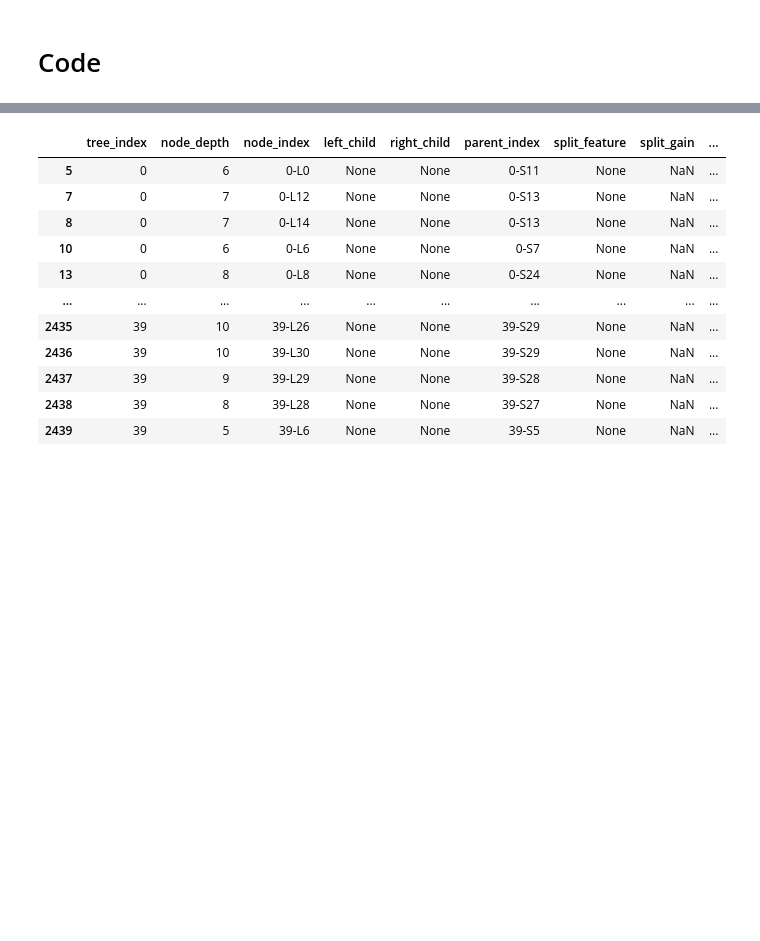
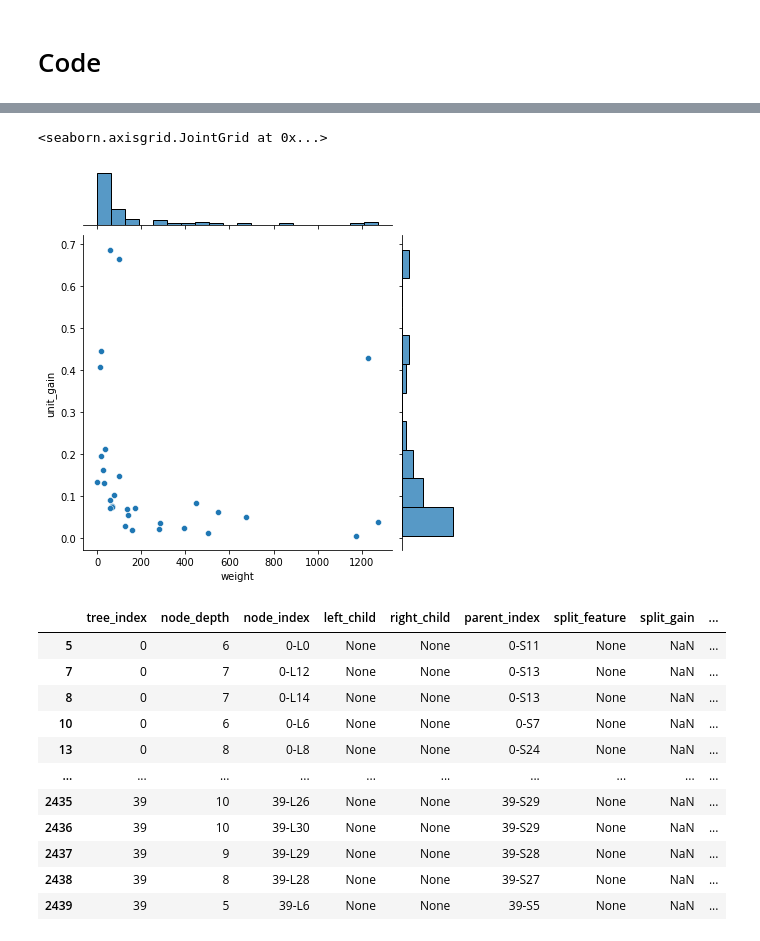
Before and after one commit to AlanGanem/heterogeneous-metric-learning, a Jupyter notebook: hml/custom_lgbm.ipynb, the cells around one changed output, grey strips where cells are left out. Cells and saved outputs as stored; diff of their text form; code cells hidden in the pictures; blank space fills up the shorter version.

```diff
--- a/hml/custom_lgbm.ipynb
+++ b/hml/custom_lgbm.ipynb
@@ -109,3 +109,6 @@ blobs, labels = make_blobs(n_samples = 10_000,cluster_std = 3, n_features = 4)
 from lightgbm import LGBMClassifier, LGBMRegressor, LGBMModel, LGBMRanker
 # %%
 clf = LGBMClassifier(n_estimators = 10).fit(X,y)
+# %%
+booster_frame = clf._Booster.trees_to_dataframe()
+booster_frame["unit_gain"] = booster_frame["split_gain"]/booster_frame["count"]
@@ -112,3 +131,8 @@ clf = LGBMClassifier(n_estimators = 10).fit(X,y)
+# %%
+sns.jointplot(data = booster_frame.query("tree_index == 1"), x = "weight", y = "unit_gain")
+# %% [output]
+<seaborn.axisgrid.JointGrid at 0x...>
+[figure, added]
 # %%
 model_df = clf.booster_.trees_to_dataframe()
 # %%
```
Also changed, not shown: parts of 1 cell of this notebook, 14 other files.
